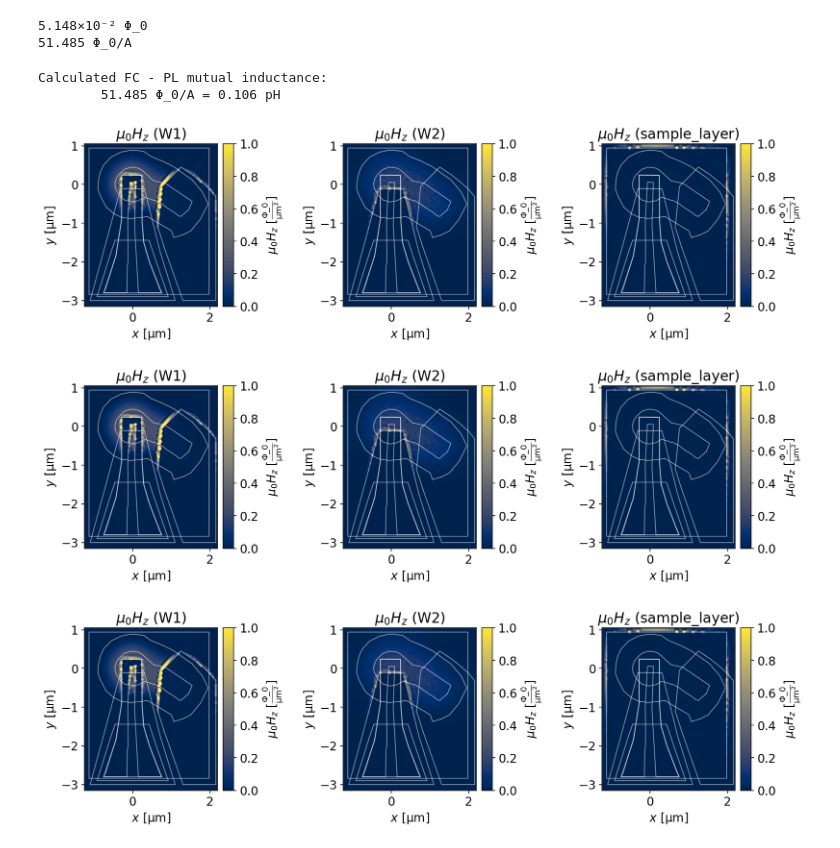
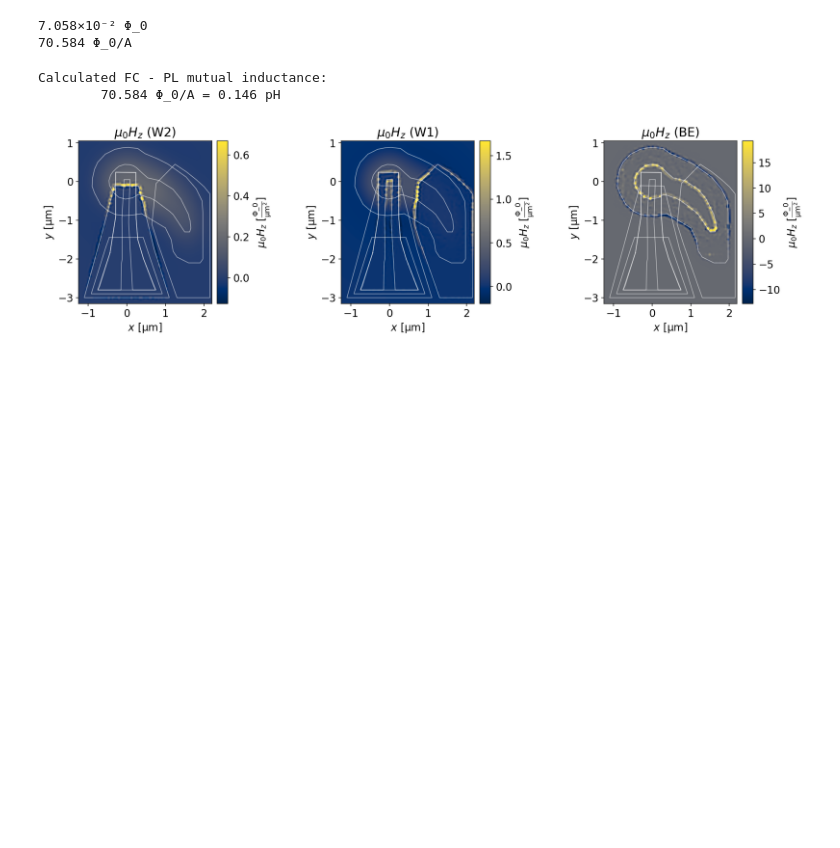
Before and after one commit to loganbvh/superscreen-projects, a Jupyter notebook: ibm_100nm/mutual-inductance.ipynb, the cells around one changed output. Cells and saved outputs as stored; diff of their text form; code cells hidden in the pictures; blank space fills up the shorter version.

```diff
--- a/ibm_100nm/mutual-inductance.ipynb
+++ b/ibm_100nm/mutual-inductance.ipynb
@@ -36,7 +36,7 @@ Device(
     length_units="um",
 )
 # %%
-device = make_layout_small_susc()
+device = small_susc()
 device.layers["BE"].london_lambda = 1
 
 # layers = device.layers
@@ -52,6 +52,6 @@ device.layers["BE"].london_lambda = 1
 # device.layers = layers
 # device.films = films
 
-device.make_mesh(min_triangles=8000, optimesh_steps=200)
+device.make_mesh(min_triangles=10000, optimesh_steps=200)
 # %% [output]
 INFO:superscreen.device:Generating mesh...
@@ -163,8 +163,8 @@ flux = solutions[-1].polygon_flux()
 print(f"{flux['pl_hull'].to('Phi_0'):.3e~P}")
 print(f"{(flux['pl_hull'] / device.ureg(circulating_currents['fc_center'])).to('Phi_0/A'):.3f~P}")
 # %% [output]
-5.148×10⁻² Φ_0
-51.485 Φ_0/A
+7.058×10⁻² Φ_0
+70.584 Φ_0/A
 # %%
 flux = solutions[-1].polygon_flux()
 I_circ = device.ureg(circulating_currents['fc_center'])
@@ -176,24 +176,19 @@ print(
 )
 # %% [output]
 Calculated FC - PL mutual inductance:
-        51.485 Φ_0/A = 0.106 pH
+        70.584 Φ_0/A = 0.146 pH
 # %%
-for solution in solutions[-3:]:
+for solution in solutions[-1:]:
     fig, axes = sc.plot_fields(
         solution,
         grid_shape=500,
-        layers=["W1", "W2", "sample_layer"],
-        figsize=(13,4),
-        vmin=0, vmax=1,
-#         symmetric_color_scale=True,
-        cmap="cividis",
+        figsize=(15,5),
+        auto_range_cutoff=0.1,
     )
     for ax in axes:
         device.plot_polygons(ax=ax, legend=False, color='w', lw=1, alpha=0.5)
 # %% [output]
-[figure, old version]
+[figure, new version]
-[figure, removed]
-[figure, removed]
 # %%
 for solution in solutions[-1:]:
     fig, axes = sc.plot_currents(
```
Also changed, not shown: parts of 10 cells of this notebook, 3 other files.
